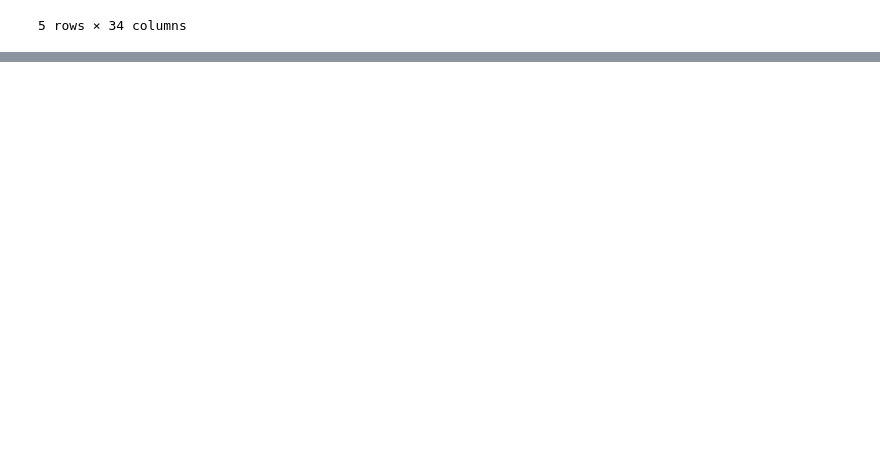
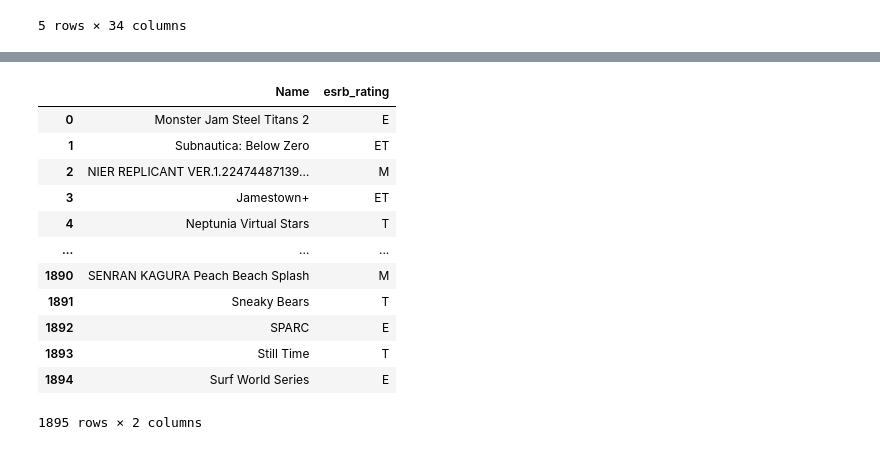
Before and after one commit to atvarvel/ETL_project_group_b, a Jupyter notebook: Data_Cleaning.ipynb, the cells around one changed output, grey strips where cells are left out. Cells and saved outputs as stored; diff of their text form; code cells hidden in the pictures; blank space fills up the shorter version.

```diff
--- a/Data_Cleaning.ipynb
+++ b/Data_Cleaning.ipynb
@@ -26,0 +44,17 @@ rating_df.head()
+# %%
+clean_rating_df = clean_rating_df.rename(columns={'title': 'Name'})
+clean_rating_df
+# %% [output]
+|  | Name | esrb_rating |
+| 0 | Monster Jam Steel Titans 2 | E |
+| 1 | Subnautica: Below Zero | ET |
+| 2 | NIER REPLICANT VER.1.22474487139… | M |
+| 3 | Jamestown+ | ET |
+| 4 | Neptunia Virtual Stars | T |
+| ... | ... | ... |
+| 1890 | SENRAN KAGURA Peach Beach Splash | M |
+| 1891 | Sneaky Bears | T |
+| 1892 | SPARC | E |
+| 1893 | Still Time | T |
+| 1894 | Surf World Series | E |
+1895 rows × 2 columns
```
Also changed, not shown: parts of 5 cells of this notebook.
